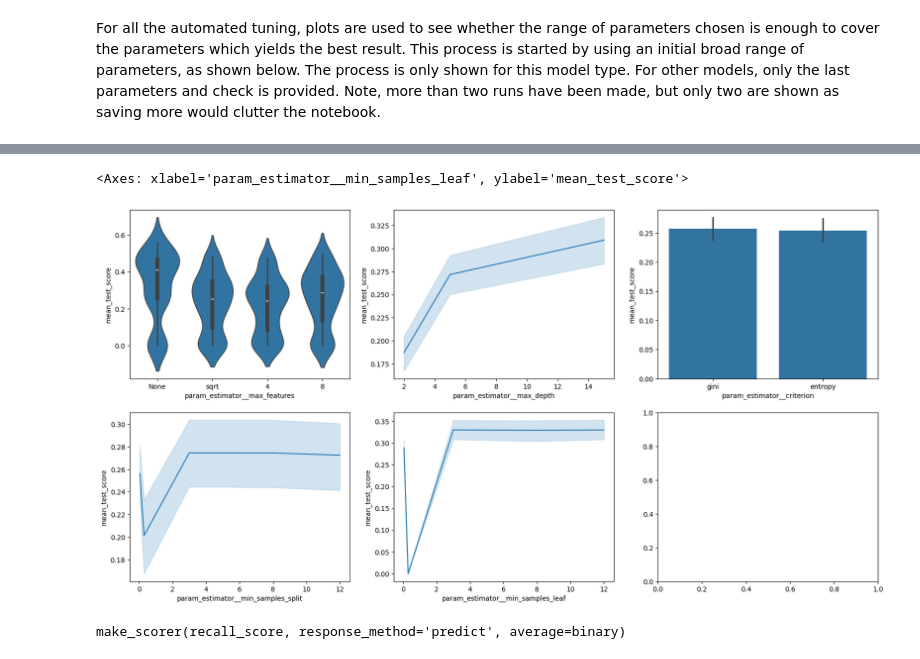
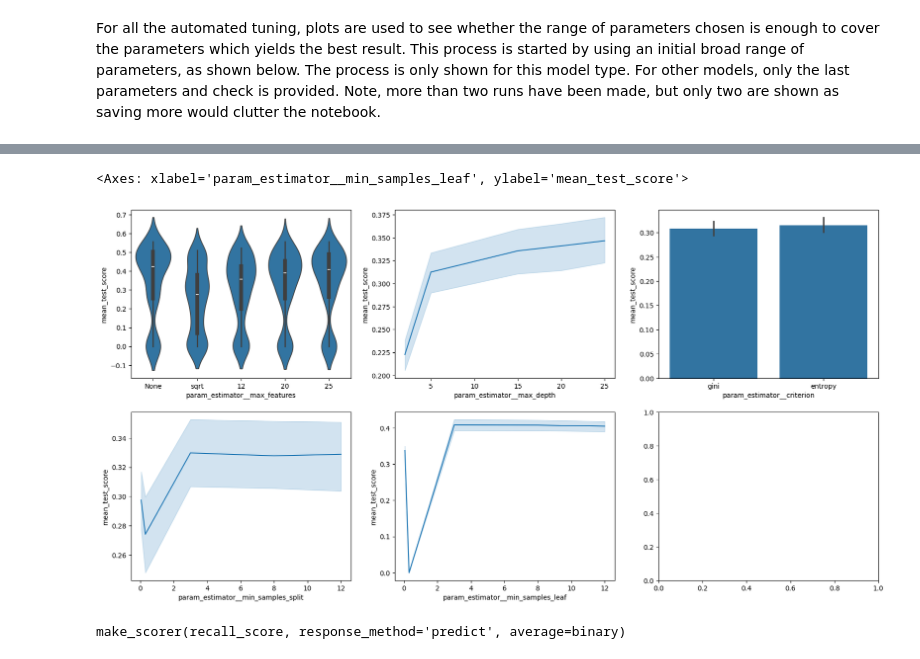
Before and after one commit to Wilbnil/Prakmas-2026, a Jupyter notebook: Oblig 2/Ensemble Models & Artificial Neural Networks.ipynb, the cells around one changed output, grey strips where cells are left out. Cells and saved outputs as stored; diff of their text form; code cells hidden in the pictures.

Commit message:
On branch baseline-dt: Added initial model as seperate saved model. Tuning on dt halted until splitting is improved.

```diff
--- a/Oblig 2/Ensemble Models & Artificial Neural Networks.ipynb
+++ b/Oblig 2/Ensemble Models & Artificial Neural Networks.ipynb
@@ -392,7 +392,7 @@ def getModelGrid(pipeline, params, path="Models/default_model.pkl", new_flag=0,
 The decision tree baseline model is used with automated tuning.
 # %%
 # Set a flag for whether a new model is trained or an old is loaded.
-dt_new_flag = 1
+dt_new_flag = 0
 # %%
 # Pipeline for decision tree
 dt_pipe = Pipeline([
@@ -424,8 +424,8 @@ For all the automated tuning, plots are used to see whether the range of paramet
 # %%
 # Initial parameters for decision tree to check which are tuned for decision trees.
 dt_params_init = {
-    "estimator__max_depth": [2, 5, 15],
-    "estimator__max_features": [None, "sqrt", 4, 8],
+    "estimator__max_depth": [2, 5, 15, 20, 25],
+    "estimator__max_features": [None,"sqrt", 12, 20, 25],
     "estimator__criterion": ["gini", "entropy"],
     "estimator__min_samples_split": [0.05, 0.3, 3, 8, 12],
     "estimator__min_samples_leaf": [0.05, 0.3, 3, 8, 12]
@@ -433,6 +433,6 @@ dt_params_init = {
 # %%
 
 # fit initial model to investigate parameters.
-dt_grid_init, dt_cv_results_init = getModelGrid(dt_pipe, dt_params_init, path="Models/Baseline/dt_pipe.pkl", new_flag=dt_new_flag, n_jobs=8)
+dt_grid_init, dt_cv_results_init = getModelGrid(dt_pipe, dt_params_init, path="Models/Baseline/dt_pipe_init.pkl", new_flag=dt_new_flag, n_jobs=8)
 dt_cv_results_init
 # %% [output]
@@ -470,17 +453,17 @@ dt_cv_results
 # %%
 # Plots for checking if appropriate parameter values have been covered in the tuning.
 # Each parameter has its own plot.
 fig, ax = plt.subplots(2, 3, figsize=(20, 10))
 # Values of None are passed in as a string for the violin plot to work.
-dt_cv_results['param_estimator__max_features'] = dt_cv_results['param_estimator__max_features'].fillna('None')
-sns.violinplot(data=dt_cv_results, x='param_estimator__max_features', y='mean_test_score', ax=ax[0, 0])
-sns.lineplot(data=dt_cv_results, x='param_estimator__max_depth', y='mean_test_score', ax=ax[0, 1])
-sns.barplot(data=dt_cv_results, x='param_estimator__criterion', y='mean_test_score', ax=ax[0, 2])
-sns.lineplot(data=dt_cv_results, x='param_estimator__min_samples_split', y='mean_test_score', ax=ax[1, 0])
-sns.lineplot(data=dt_cv_results, x='param_estimator__min_samples_leaf', y='mean_test_score', ax=ax[1, 1])
+dt_cv_results_init['param_estimator__max_features'] = dt_cv_results_init['param_estimator__max_features'].fillna('None')
+sns.violinplot(data=dt_cv_results_init, x='param_estimator__max_features', y='mean_test_score', ax=ax[0, 0])
+sns.lineplot(data=dt_cv_results_init, x='param_estimator__max_depth', y='mean_test_score', ax=ax[0, 1])
+sns.barplot(data=dt_cv_results_init, x='param_estimator__criterion', y='mean_test_score', ax=ax[0, 2])
+sns.lineplot(data=dt_cv_results_init, x='param_estimator__min_samples_split', y='mean_test_score', ax=ax[1, 0])
+sns.lineplot(data=dt_cv_results_init, x='param_estimator__min_samples_leaf', y='mean_test_score', ax=ax[1, 1])
 # %% [output]
 <Axes: xlabel='param_estimator__min_samples_leaf', ylabel='mean_test_score'>
-[figure, old version]
+[figure, new version]
 # %%
 dt_grid_init.scorer_
 # %% [output]
```
Also changed, not shown: parts of 9 cells of this notebook, 2 other files.
